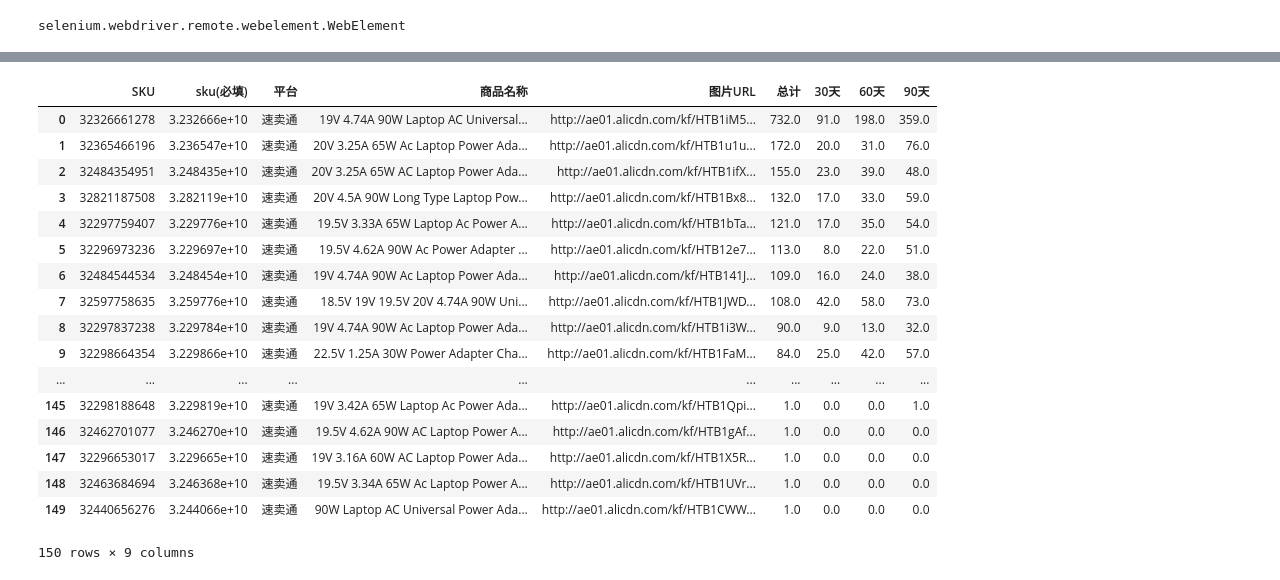
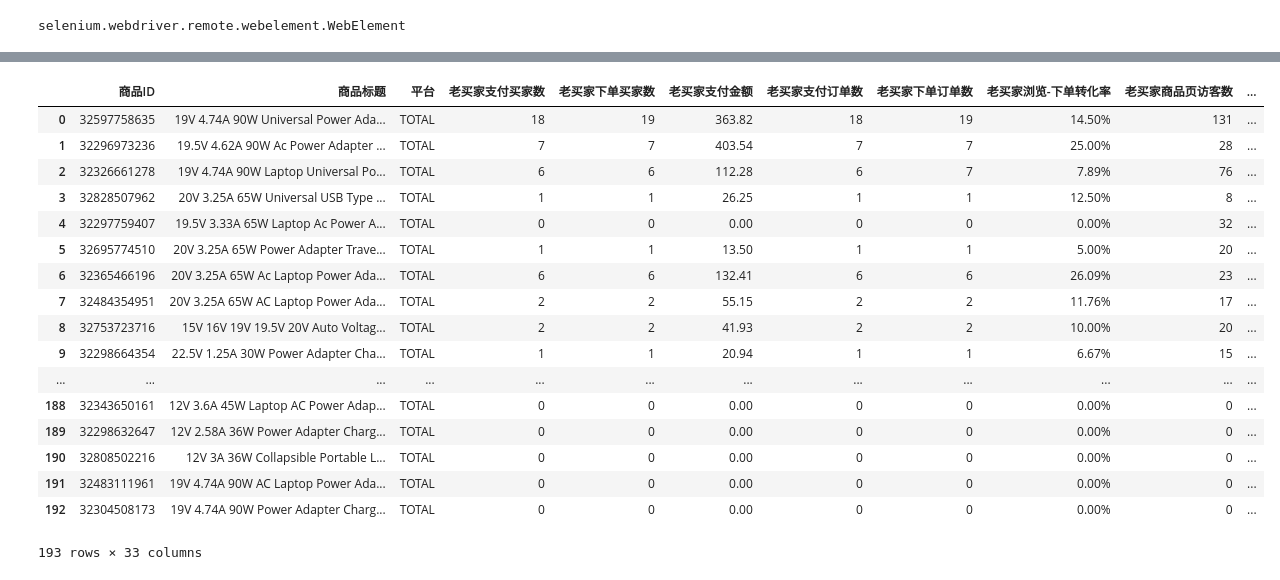
Before and after one commit to enzolife/Python-Scripts, a Jupyter notebook: Scripts/Aliexpress_Create_Product_Campaign.ipynb, the cells around one changed output, grey strips where cells are left out. Saved outputs shown, nothing was run; the diff lists cells and outputs as text; code cells hidden in the pictures.

```diff
--- a/Scripts/Aliexpress_Create_Product_Campaign.ipynb
+++ b/Scripts/Aliexpress_Create_Product_Campaign.ipynb
@@ -86,29 +88,28 @@ browser.switch_to.default_content()
 # product_id_input_box.get_attribute('id')
 # %%
 # 商品列表
-product_list_path = "D://Program Files (x86)//百度云同步盘//Dropbox//-E·J- 2014.5.1//2016.12.15 店小秘数据分析//2016.12.15 店小秘数据分析.xlsm"
-product_list = pd.read_excel(product_list_path, sheetname='各SKU分时段销量（分平台）')
-product_list = product_list[product_list['平台'] == '速卖通']
+product_list_path = "D://Program Files (x86)//百度云同步盘//Dropbox//-E·J- 2014.5.1//2015.2.18 速卖通//2016.11.26 速卖通数据分析//2016.12.18 速卖通商品分析.xlsm"
+product_list = pd.read_excel(product_list_path, sheetname='商品分析')
 product_list
 # %% [output]
-|  | SKU | sku(必填) | 平台 | 商品名称 | 图片URL | 总计 | 30天 | 60天 | 90天 |
-| 0 | 32326661278 | 3.232666e+10 | 速卖通 | 19V 4.74A 90W Laptop AC Universal... | http://ae01.alicdn.com/kf/HTB1iM5... | 732.0 | 91.0 | 198.0 | 359.0 |
-| 1 | 32365466196 | 3.236547e+10 | 速卖通 | 20V 3.25A 65W Ac Laptop Power Ada... | http://ae01.alicdn.com/kf/HTB1u1u... | 172.0 | 20.0 | 31.0 | 76.0 |
-| 2 | 32484354951 | 3.248435e+10 | 速卖通 | 20V 3.25A 65W AC Laptop Power Ada... | http://ae01.alicdn.com/kf/HTB1ifX... | 155.0 | 23.0 | 39.0 | 48.0 |
-| 3 | 32821187508 | 3.282119e+10 | 速卖通 | 20V 4.5A 90W Long Type Laptop Pow... | http://ae01.alicdn.com/kf/HTB1Bx8... | 132.0 | 17.0 | 33.0 | 59.0 |
-| 4 | 32297759407 | 3.229776e+10 | 速卖通 | 19.5V 3.33A 65W Laptop Ac Power A... | http://ae01.alicdn.com/kf/HTB1bTa... | 121.0 | 17.0 | 35.0 | 54.0 |
-| 5 | 32296973236 | 3.229697e+10 | 速卖通 | 19.5V 4.62A 90W Ac Power Adapter ... | http://ae01.alicdn.com/kf/HTB12e7... | 113.0 | 8.0 | 22.0 | 51.0 |
-| 6 | 32484544534 | 3.248454e+10 | 速卖通 | 19V 4.74A 90W Ac Laptop Power Ada... | http://ae01.alicdn.com/kf/HTB141J... | 109.0 | 16.0 | 24.0 | 38.0 |
-| 7 | 32597758635 | 3.259776e+10 | 速卖通 | 18.5V 19V 19.5V 20V 4.74A 90W Uni... | http://ae01.alicdn.com/kf/HTB1JWD... | 108.0 | 42.0 | 58.0 | 73.0 |
-| 8 | 32297837238 | 3.229784e+10 | 速卖通 | 19V 4.74A 90W Ac Laptop Power Ada... | http://ae01.alicdn.com/kf/HTB1i3W... | 90.0 | 9.0 | 13.0 | 32.0 |
-| 9 | 32298664354 | 3.229866e+10 | 速卖通 | 22.5V 1.25A 30W Power Adapter Cha... | http://ae01.alicdn.com/kf/HTB1FaM... | 84.0 | 25.0 | 42.0 | 57.0 |
-| ... | ... | ... | ... | ... | ... | ... | ... | ... | ... |
-| 145 | 32298188648 | 3.229819e+10 | 速卖通 | 19V 3.42A 65W Laptop Ac Power Ada... | http://ae01.alicdn.com/kf/HTB1Qpi... | 1.0 | 0.0 | 0.0 | 1.0 |
-| 146 | 32462701077 | 3.246270e+10 | 速卖通 | 19.5V 4.62A 90W AC Laptop Power A... | http://ae01.alicdn.com/kf/HTB1gAf... | 1.0 | 0.0 | 0.0 | 0.0 |
-| 147 | 32296653017 | 3.229665e+10 | 速卖通 | 19V 3.16A 60W AC Laptop Power Ada... | http://ae01.alicdn.com/kf/HTB1X5R... | 1.0 | 0.0 | 0.0 | 0.0 |
-| 148 | 32463684694 | 3.246368e+10 | 速卖通 | 19.5V 3.34A 65W Ac Laptop Power A... | http://ae01.alicdn.com/kf/HTB1UVr... | 1.0 | 0.0 | 0.0 | 0.0 |
-| 149 | 32440656276 | 3.244066e+10 | 速卖通 | 90W Laptop AC Universal Power Ada... | http://ae01.alicdn.com/kf/HTB1CWW... | 1.0 | 0.0 | 0.0 | 0.0 |
+|  | 商品ID | 商品标题 | 平台 | 老买家支付买家数 | 老买家下单买家数 | 老买家支付金额 | 老买家支付订单数 | 老买家下单订单数 | 老买家浏览-下单转化率 | 老买家商品页访客数 | ... |
+| 0 | 32597758635 | 19V 4.74A 90W Universal Power Ada... | TOTAL | 18 | 19 | 363.82 | 18 | 19 | 14.50% | 131 | ... |
+| 1 | 32296973236 | 19.5V 4.62A 90W Ac Power Adapter ... | TOTAL | 7 | 7 | 403.54 | 7 | 7 | 25.00% | 28 | ... |
+| 2 | 32326661278 | 19V 4.74A 90W Laptop Universal Po... | TOTAL | 6 | 6 | 112.28 | 6 | 7 | 7.89% | 76 | ... |
+| 3 | 32828507962 | 20V 3.25A 65W Universal USB Type ... | TOTAL | 1 | 1 | 26.25 | 1 | 1 | 12.50% | 8 | ... |
+| 4 | 32297759407 | 19.5V 3.33A 65W Laptop Ac Power A... | TOTAL | 0 | 0 | 0.00 | 0 | 0 | 0.00% | 32 | ... |
+| 5 | 32695774510 | 20V 3.25A 65W Power Adapter Trave... | TOTAL | 1 | 1 | 13.50 | 1 | 1 | 5.00% | 20 | ... |
+| 6 | 32365466196 | 20V 3.25A 65W Ac Laptop Power Ada... | TOTAL | 6 | 6 | 132.41 | 6 | 6 | 26.09% | 23 | ... |
+| 7 | 32484354951 | 20V 3.25A 65W AC Laptop Power Ada... | TOTAL | 2 | 2 | 55.15 | 2 | 2 | 11.76% | 17 | ... |
+| 8 | 32753723716 | 15V 16V 19V 19.5V 20V Auto Voltag... | TOTAL | 2 | 2 | 41.93 | 2 | 2 | 10.00% | 20 | ... |
+| 9 | 32298664354 | 22.5V 1.25A 30W Power Adapter Cha... | TOTAL | 1 | 1 | 20.94 | 1 | 1 | 6.67% | 15 | ... |
+| ... | ... | ... | ... | ... | ... | ... | ... | ... | ... | ... | ... |
+| 188 | 32343650161 | 12V 3.6A 45W Laptop AC Power Adap... | TOTAL | 0 | 0 | 0.00 | 0 | 0 | 0.00% | 0 | ... |
+| 189 | 32298632647 | 12V 2.58A 36W Power Adapter Charg... | TOTAL | 0 | 0 | 0.00 | 0 | 0 | 0.00% | 0 | ... |
+| 190 | 32808502216 | 12V 3A 36W Collapsible Portable L... | TOTAL | 0 | 0 | 0.00 | 0 | 0 | 0.00% | 0 | ... |
+| 191 | 32483111961 | 19V 4.74A 90W AC Laptop Power Ada... | TOTAL | 0 | 0 | 0.00 | 0 | 0 | 0.00% | 0 | ... |
+| 192 | 32304508173 | 19V 4.74A 90W Power Adapter Charg... | TOTAL | 0 | 0 | 0.00 | 0 | 0 | 0.00% | 0 | ... |
-150 rows × 9 columns
+193 rows × 33 columns
 # %%
 # 切换回主界面
 # browser.switch_to.default_content()
```
Also changed, not shown: parts of 3 cells of this notebook.
